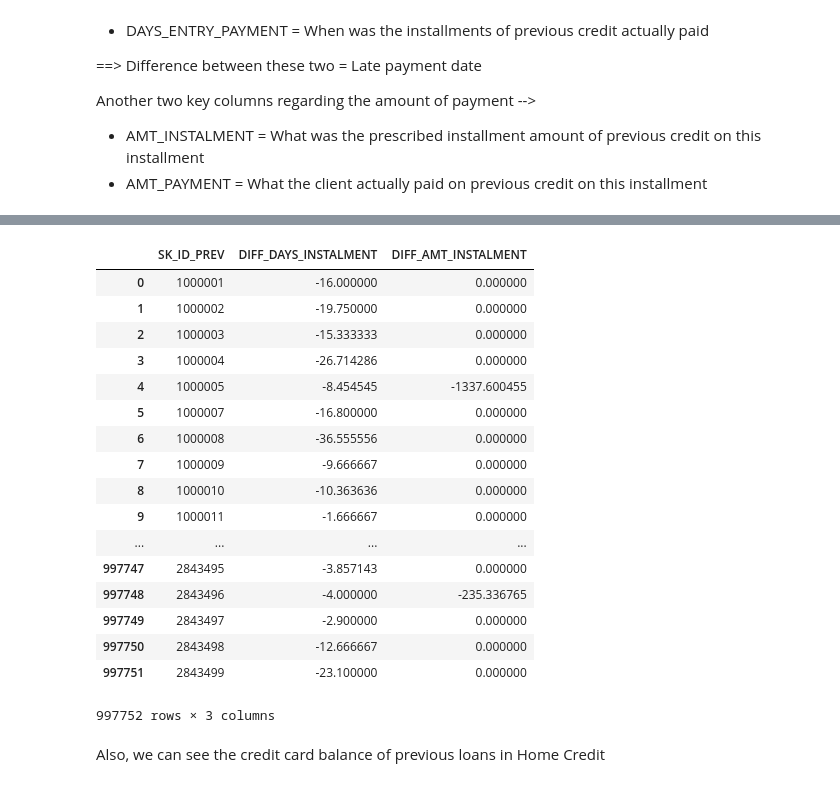
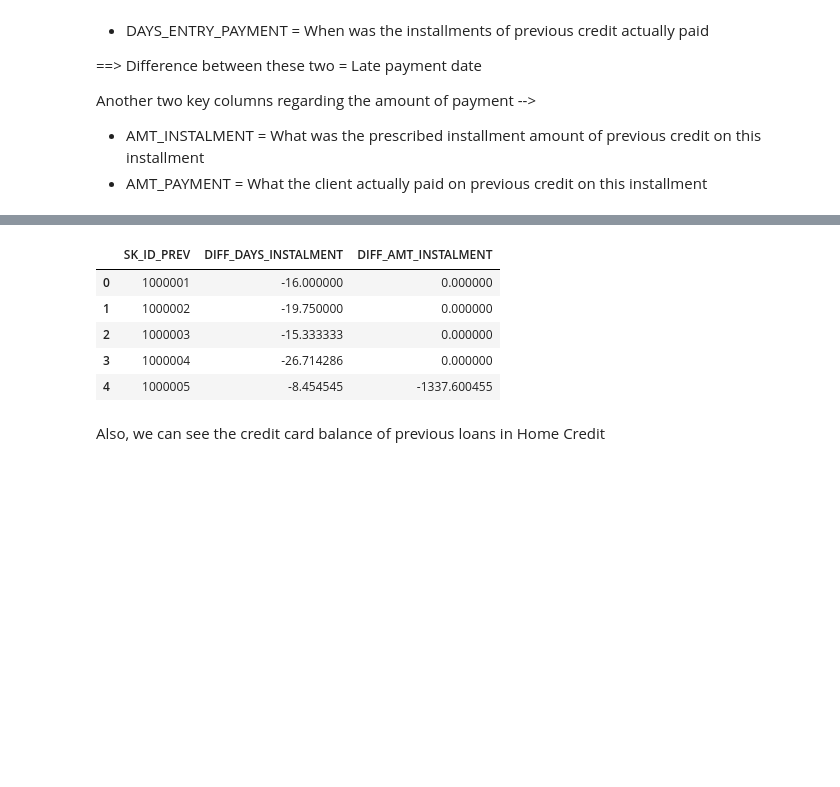
Before and after one commit to RLWH/Kaggle, a Jupyter notebook: Home Credit Group/Exploration.ipynb, the cells around one changed output, grey strips where cells are left out. Cells and saved outputs as stored; diff of their text form; code cells hidden in the pictures; blank space fills up the shorter version.

```diff
--- a/Home Credit Group/Exploration.ipynb
+++ b/Home Credit Group/Exploration.ipynb
@@ -689,26 +783,14 @@ installments_payments_dataset[installments_payments_dataset['SK_ID_PREV'] == 103
 # Group by the previous installment dataset into a new agg table for future use
 installments_payments_dataset_agg = installments_payments_dataset.groupby(by=['SK_ID_PREV'], as_index=False)['DIFF_DAYS_INSTALMENT', 'DIFF_AMT_INSTALMENT'].aggregate(np.mean)
 # %%
-installments_payments_dataset_agg
+installments_payments_dataset_agg.head(5)
 # %% [output]
 |  | SK_ID_PREV | DIFF_DAYS_INSTALMENT | DIFF_AMT_INSTALMENT |
 | 0 | 1000001 | -16.000000 | 0.000000 |
 | 1 | 1000002 | -19.750000 | 0.000000 |
 | 2 | 1000003 | -15.333333 | 0.000000 |
 | 3 | 1000004 | -26.714286 | 0.000000 |
 | 4 | 1000005 | -8.454545 | -1337.600455 |
-| 5 | 1000007 | -16.800000 | 0.000000 |
-| 6 | 1000008 | -36.555556 | 0.000000 |
-| 7 | 1000009 | -9.666667 | 0.000000 |
-| 8 | 1000010 | -10.363636 | 0.000000 |
-| 9 | 1000011 | -1.666667 | 0.000000 |
-| ... | ... | ... | ... |
-| 997747 | 2843495 | -3.857143 | 0.000000 |
-| 997748 | 2843496 | -4.000000 | -235.336765 |
-| 997749 | 2843497 | -2.900000 | 0.000000 |
-| 997750 | 2843498 | -12.666667 | 0.000000 |
-| 997751 | 2843499 | -23.100000 | 0.000000 |
-997752 rows × 3 columns
 # %% [markdown]
 Also, we can see the credit card balance of previous loans in Home Credit
 # %%
```
Also changed, not shown: parts of 117 cells of this notebook, 2 other files.
